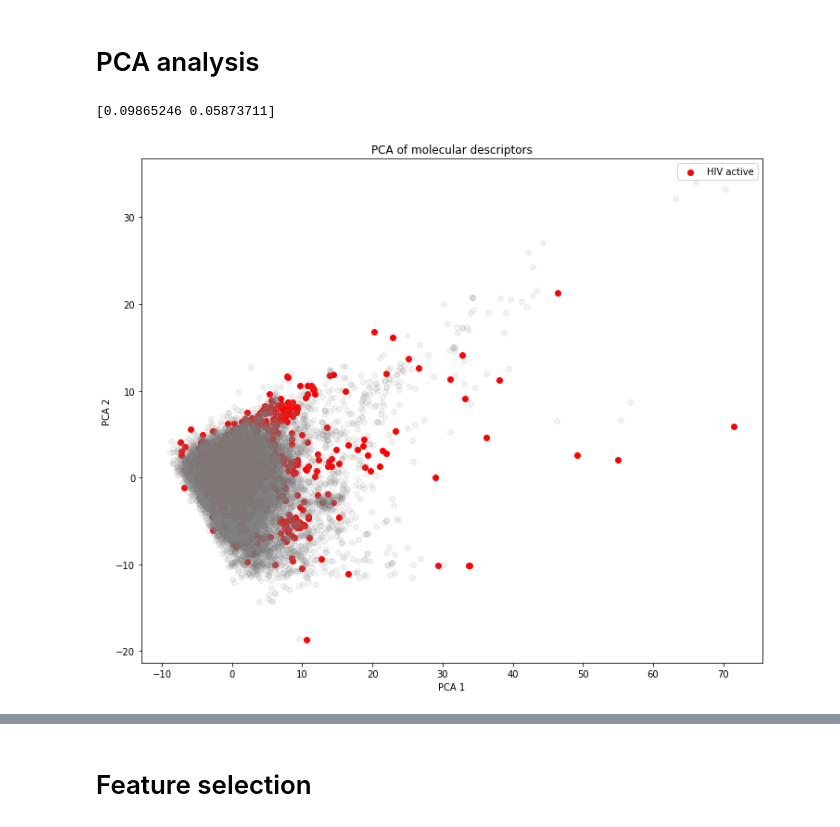
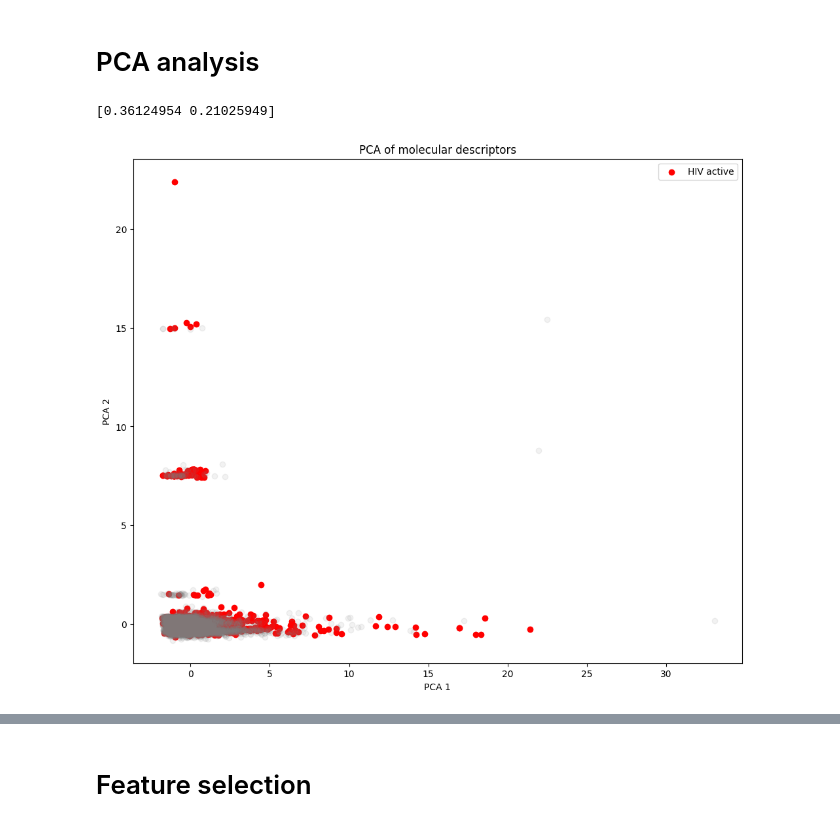
Before and after one commit to julianostermaier/cheminfo_project, a Jupyter notebook: hiv_classification.ipynb, the cells around one changed output, grey strips where cells are left out. Drawn from its saved outputs; the diff is of its cells as text; code cells hidden in the pictures.

```diff
--- a/hiv_classification.ipynb
+++ b/hiv_classification.ipynb
@@ -242,24 +266,25 @@ X
 # fit a PCA model
 from sklearn.decomposition import PCA
 pca = PCA(n_components=2)
-X_pca = pca.fit_transform(X)
+X_pca = pca.fit_transform(balanced_df[['NHOHCount', 'PEOE_VSA10', 'fr_SH', 'BCUT2D_MRHI', 'SlogP_VSA2',
+       'fr_Ar_NH']])
 
 print(pca.explained_variance_ratio_)
 # %% [output]
-[0.09865246 0.05873711]
+[0.36124954 0.21025949]
 # %%
 # plot the PCA result and color by the activity of each data point
 import matplotlib.pyplot as plt
 plt.figure(figsize=(12,10))
 # use class 1 only
-X_pca_pos = X_pca[y==1]
-X_pca_neg = X_pca[y==0]
+X_pca_pos = X_pca[balanced_df['HIV active']==1]
+X_pca_neg = X_pca[balanced_df['HIV active']==0]
 plt.scatter(X_pca_pos[:,0], X_pca_pos[:,1], alpha= 1, c='red', label='HIV active')
 plt.scatter(X_pca_neg[:,0], X_pca_neg[:,1], c='grey', alpha=0.1)
 plt.xlabel('PCA 1')
 plt.ylabel('PCA 2')
 plt.legend()
 plt.title('PCA of molecular descriptors')
 plt.show()
 # %% [output]
-[figure, old version]
+[figure, new version]
```
Also changed, not shown: parts of 28 cells of this notebook.
